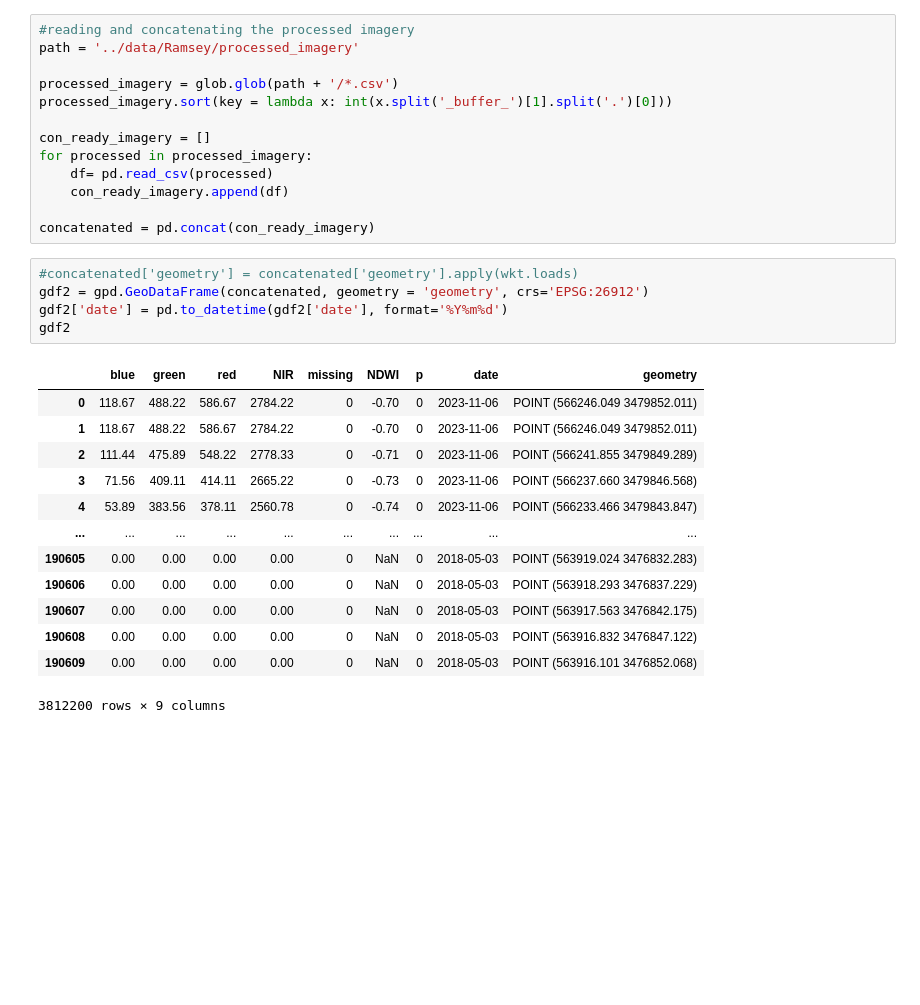
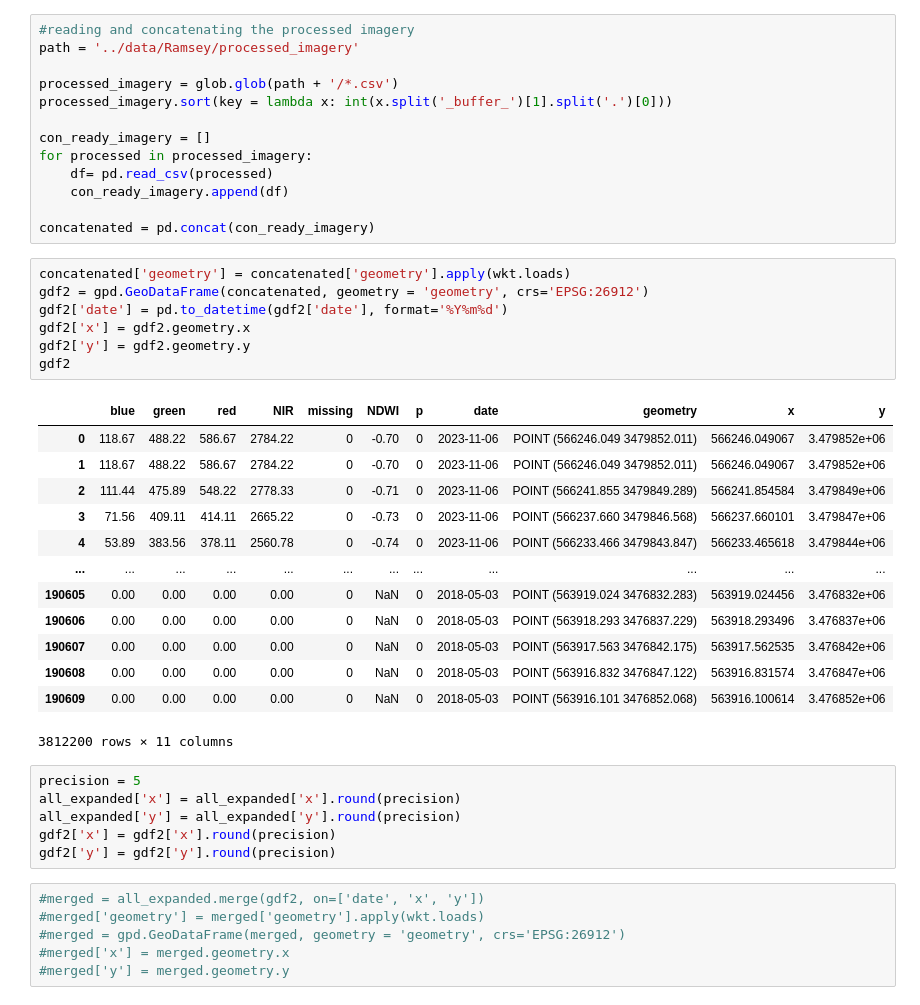
Before and after one commit to lapidesd/SanPedro_wetdry_pilot, a Jupyter notebook: code/Ramsey_survey_imagery.ipynb, the cells around one changed output. Saved outputs shown, nothing was run; the diff lists cells and outputs as text; blank space fills up the shorter version.

```diff
--- a/code/Ramsey_survey_imagery.ipynb
+++ b/code/Ramsey_survey_imagery.ipynb
@@ -347,21 +370,35 @@ for processed in processed_imagery:
 
 concatenated = pd.concat(con_ready_imagery)
 # %%
-#concatenated['geometry'] = concatenated['geometry'].apply(wkt.loads)
+concatenated['geometry'] = concatenated['geometry'].apply(wkt.loads)
 gdf2 = gpd.GeoDataFrame(concatenated, geometry = 'geometry', crs='EPSG:26912')
 gdf2['date'] = pd.to_datetime(gdf2['date'], format='%Y%m%d')
+gdf2['x'] = gdf2.geometry.x
+gdf2['y'] = gdf2.geometry.y
 gdf2
 # %% [output]
-|  | blue | green | red | NIR | missing | NDWI | p | date | geometry |
-| 0 | 118.67 | 488.22 | 586.67 | 2784.22 | 0 | -0.70 | 0 | 2023-11-06 | POINT (566246.049 3479852.011) |
-| 1 | 118.67 | 488.22 | 586.67 | 2784.22 | 0 | -0.70 | 0 | 2023-11-06 | POINT (566246.049 3479852.011) |
-| 2 | 111.44 | 475.89 | 548.22 | 2778.33 | 0 | -0.71 | 0 | 2023-11-06 | POINT (566241.855 3479849.289) |
-| 3 | 71.56 | 409.11 | 414.11 | 2665.22 | 0 | -0.73 | 0 | 2023-11-06 | POINT (566237.660 3479846.568) |
-| 4 | 53.89 | 383.56 | 378.11 | 2560.78 | 0 | -0.74 | 0 | 2023-11-06 | POINT (566233.466 3479843.847) |
-| ... | ... | ... | ... | ... | ... | ... | ... | ... | ... |
-| 190605 | 0.00 | 0.00 | 0.00 | 0.00 | 0 | NaN | 0 | 2018-05-03 | POINT (563919.024 3476832.283) |
-| 190606 | 0.00 | 0.00 | 0.00 | 0.00 | 0 | NaN | 0 | 2018-05-03 | POINT (563918.293 3476837.229) |
-| 190607 | 0.00 | 0.00 | 0.00 | 0.00 | 0 | NaN | 0 | 2018-05-03 | POINT (563917.563 3476842.175) |
-| 190608 | 0.00 | 0.00 | 0.00 | 0.00 | 0 | NaN | 0 | 2018-05-03 | POINT (563916.832 3476847.122) |
-| 190609 | 0.00 | 0.00 | 0.00 | 0.00 | 0 | NaN | 0 | 2018-05-03 | POINT (563916.101 3476852.068) |
+|  | blue | green | red | NIR | missing | NDWI | p | date | geometry | x | y |
+| 0 | 118.67 | 488.22 | 586.67 | 2784.22 | 0 | -0.70 | 0 | 2023-11-06 | POINT (566246.049 3479852.011) | 566246.049067 | 3.479852e+06 |
+| 1 | 118.67 | 488.22 | 586.67 | 2784.22 | 0 | -0.70 | 0 | 2023-11-06 | POINT (566246.049 3479852.011) | 566246.049067 | 3.479852e+06 |
+| 2 | 111.44 | 475.89 | 548.22 | 2778.33 | 0 | -0.71 | 0 | 2023-11-06 | POINT (566241.855 3479849.289) | 566241.854584 | 3.479849e+06 |
+| 3 | 71.56 | 409.11 | 414.11 | 2665.22 | 0 | -0.73 | 0 | 2023-11-06 | POINT (566237.660 3479846.568) | 566237.660101 | 3.479847e+06 |
+| 4 | 53.89 | 383.56 | 378.11 | 2560.78 | 0 | -0.74 | 0 | 2023-11-06 | POINT (566233.466 3479843.847) | 566233.465618 | 3.479844e+06 |
+| ... | ... | ... | ... | ... | ... | ... | ... | ... | ... | ... | ... |
+| 190605 | 0.00 | 0.00 | 0.00 | 0.00 | 0 | NaN | 0 | 2018-05-03 | POINT (563919.024 3476832.283) | 563919.024456 | 3.476832e+06 |
+| 190606 | 0.00 | 0.00 | 0.00 | 0.00 | 0 | NaN | 0 | 2018-05-03 | POINT (563918.293 3476837.229) | 563918.293496 | 3.476837e+06 |
+| 190607 | 0.00 | 0.00 | 0.00 | 0.00 | 0 | NaN | 0 | 2018-05-03 | POINT (563917.563 3476842.175) | 563917.562535 | 3.476842e+06 |
+| 190608 | 0.00 | 0.00 | 0.00 | 0.00 | 0 | NaN | 0 | 2018-05-03 | POINT (563916.832 3476847.122) | 563916.831574 | 3.476847e+06 |
+| 190609 | 0.00 | 0.00 | 0.00 | 0.00 | 0 | NaN | 0 | 2018-05-03 | POINT (563916.101 3476852.068) | 563916.100614 | 3.476852e+06 |
-3812200 rows × 9 columns
+3812200 rows × 11 columns
+# %%
+precision = 5
+all_expanded['x'] = all_expanded['x'].round(precision)
+all_expanded['y'] = all_expanded['y'].round(precision)
+gdf2['x'] = gdf2['x'].round(precision)
+gdf2['y'] = gdf2['y'].round(precision)
+# %%
+#merged = all_expanded.merge(gdf2, on=['date', 'x', 'y'])
+#merged['geometry'] = merged['geometry'].apply(wkt.loads)
+#merged = gpd.GeoDataFrame(merged, geometry = 'geometry', crs='EPSG:26912')
+#merged['x'] = merged.geometry.x
+#merged['y'] = merged.geometry.y
```
Also changed, not shown: parts of 16 cells of this notebook, 29 other files.
